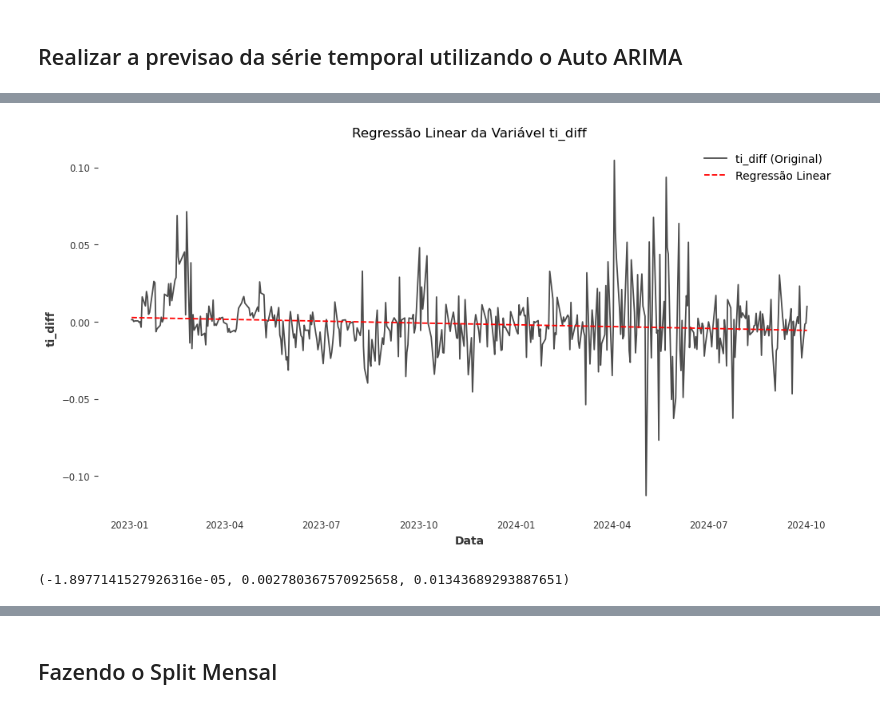
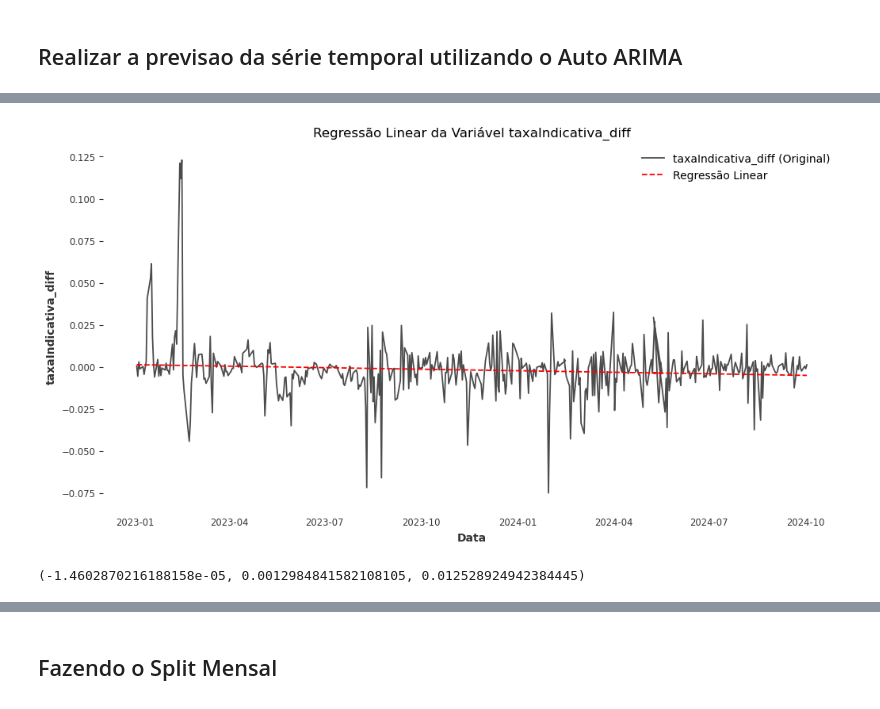
Before and after one commit to mconjaud/Capstone_Outlier_Fcst, a Jupyter notebook: CTEE19.ipynb, the cells around one changed output, grey strips where cells are left out. Cells and saved outputs as stored; diff of their text form; code cells hidden in the pictures.

```diff
--- a/CTEE19.ipynb
+++ b/CTEE19.ipynb
@@ -40,8 +40,8 @@ import os
 ## Carregar o dataset e fazer conversões
 # %%
 # Carregar o dataset
-CSAN23 = pd.read_csv('C:/Users/miche/Desktop/CAPSTONE/Capstone/CSAN23.csv')
-df = CSAN23
+CTEE19 = pd.read_csv('C:/Users/miche/Desktop/CAPSTONE/Capstone/CTEE19.csv')
+df = CTEE19
 # Converter a coluna de data para datetime
 df['dataReferencia'] = pd.to_datetime(df['dataReferencia'], errors='coerce')
 # Remover valores nulos e selecionar a variável de interesse
@@ -427,41 +444,41 @@ import pandas as pd
 import numpy as np
 import matplotlib.pyplot as plt
 from sklearn.linear_model import LinearRegression
 
-# Remover valores nulos da variável ti_diff
-df_valid = df_valid.dropna(subset=['ti_diff'])
+# Remover valores nulos da variável tacaIndicativa_difff
+df_valid = df_valid.dropna(subset=['taxaIndicativa_diff'])
 
 # Preparar dados para regressão
 x = np.arange(len(df_valid)).reshape(-1, 1)  # Variável independente: tempo
-y = df_valid['ti_diff'].values.reshape(-1, 1)  # Variável dependente: ti_diff
+y = df_valid['taxaIndicativa_diff'].values.reshape(-1, 1)  # Variável dependente: taxaIndicativa_diff
 
 # Ajustar o modelo de regressão linear
 model = LinearRegression()
 model.fit(x, y)
 
 # Prever os valores ajustados
 y_pred = model.predict(x)
 
 # Plotar os resultados
 plt.figure(figsize=(12, 6))
-plt.plot(df_valid['dataReferencia'], y, label='ti_diff (Original)', alpha=0.7)
+plt.plot(df_valid['dataReferencia'], y, label='taxaIndicativa_diff (Original)', alpha=0.7)
 plt.plot(df_valid['dataReferencia'], y_pred, label='Regressão Linear', color='red', linestyle='--')
-plt.title('Regressão Linear da Variável ti_diff')
+plt.title('Regressão Linear da Variável taxaIndicativa_diff')
 plt.xlabel('Data')
-plt.ylabel('ti_diff')
+plt.ylabel('taxaIndicativa_diff')
 plt.legend()
 plt.grid()
 plt.show()
 
 # Coeficientes da regressão
 slope = model.coef_[0][0]
 intercept = model.intercept_[0]
 r_squared = model.score(x, y)
 
 slope, intercept, r_squared
 # %% [output]
-[figure, old version]
+[figure, new version]
-(-1.8977141527926316e-05, 0.002780367570925658, 0.01343689293887651)
+(-1.4602870216188158e-05, 0.0012984841582108105, 0.012528924942384445)
 # %%
 from pmdarima import auto_arima
 import pandas as pd
```
Also changed, not shown: parts of 21 cells of this notebook, 4 other files.
